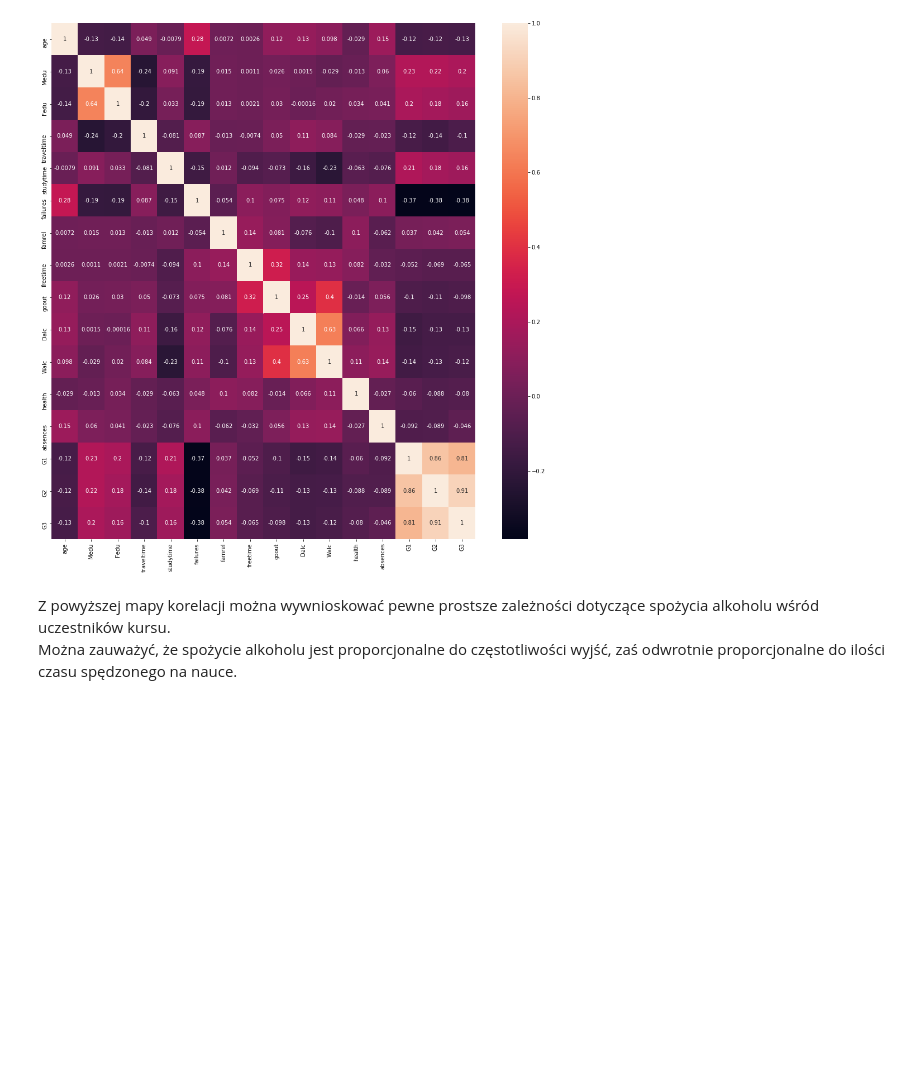
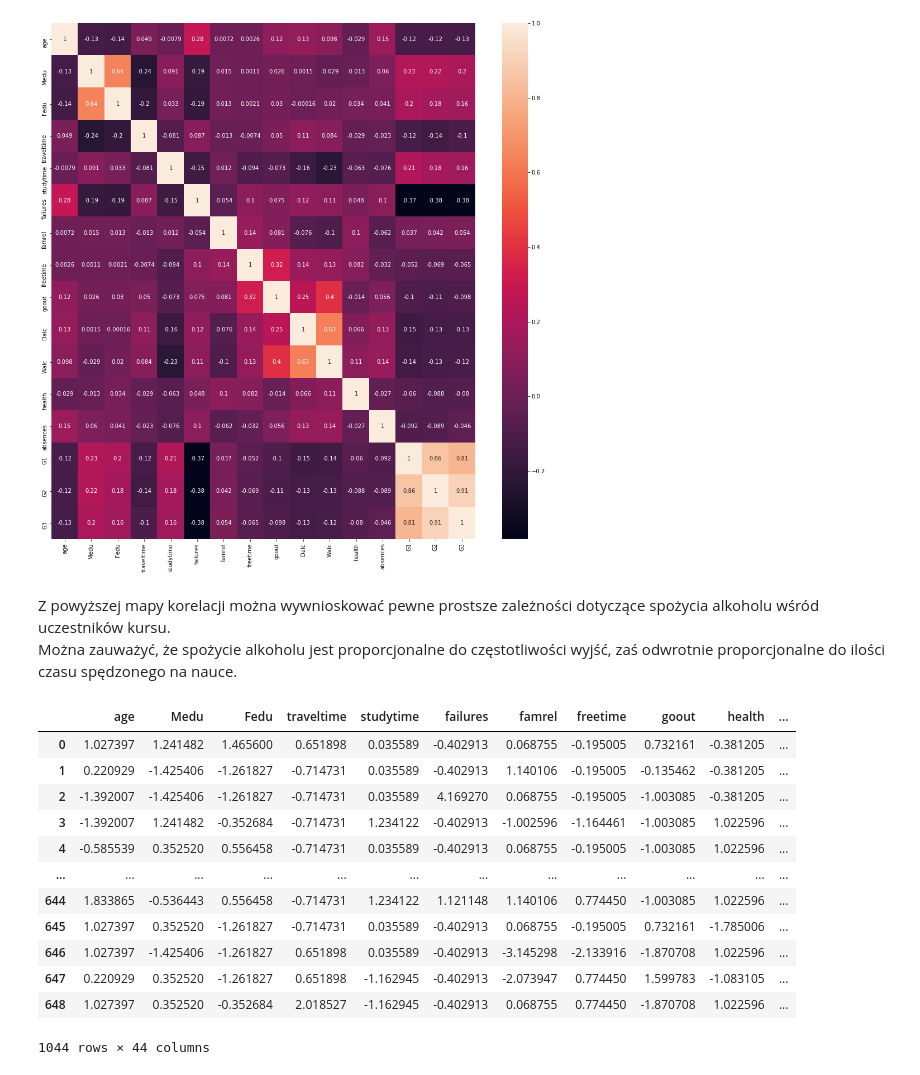
Before and after one commit to tiskus333/Neural_Network_FS, a Jupyter notebook: Analiza.ipynb, the cells around one changed output. Saved outputs shown, nothing was run; the diff lists cells and outputs as text; code cells hidden in the pictures; blank space fills up the shorter version.

```diff
--- a/Analiza.ipynb
+++ b/Analiza.ipynb
@@ -92,3 +92,22 @@ sns.heatmap(data.corr(),annot = True)
 # %% [markdown]
 Z powyższej mapy korelacji można wywnioskować pewne prostsze zależności dotyczące spożycia alkoholu wśród uczestników kursu.
 Można zauważyć, że spożycie alkoholu jest proporcjonalne do częstotliwości wyjść, zaś odwrotnie proporcjonalne do ilości czasu spędzonego na nauce.
+# %%
+from application import *
+d = DataClass()
+# %%
+d.data_to_network
+# %% [output]
+|  | age | Medu | Fedu | traveltime | studytime | failures | famrel | freetime | goout | health | ... |
+| 0 | 1.027397 | 1.241482 | 1.465600 | 0.651898 | 0.035589 | -0.402913 | 0.068755 | -0.195005 | 0.732161 | -0.381205 | ... |
+| 1 | 0.220929 | -1.425406 | -1.261827 | -0.714731 | 0.035589 | -0.402913 | 1.140106 | -0.195005 | -0.135462 | -0.381205 | ... |
+| 2 | -1.392007 | -1.425406 | -1.261827 | -0.714731 | 0.035589 | 4.169270 | 0.068755 | -0.195005 | -1.003085 | -0.381205 | ... |
+| 3 | -1.392007 | 1.241482 | -0.352684 | -0.714731 | 1.234122 | -0.402913 | -1.002596 | -1.164461 | -1.003085 | 1.022596 | ... |
+| 4 | -0.585539 | 0.352520 | 0.556458 | -0.714731 | 0.035589 | -0.402913 | 0.068755 | -0.195005 | -1.003085 | 1.022596 | ... |
+| ... | ... | ... | ... | ... | ... | ... | ... | ... | ... | ... | ... |
+| 644 | 1.833865 | -0.536443 | 0.556458 | -0.714731 | 1.234122 | 1.121148 | 1.140106 | 0.774450 | -1.003085 | 1.022596 | ... |
+| 645 | 1.027397 | 0.352520 | -1.261827 | -0.714731 | 0.035589 | -0.402913 | 0.068755 | -0.195005 | 0.732161 | -1.785006 | ... |
+| 646 | 1.027397 | -1.425406 | -1.261827 | 0.651898 | 0.035589 | -0.402913 | -3.145298 | -2.133916 | -1.870708 | 1.022596 | ... |
+| 647 | 0.220929 | 0.352520 | -1.261827 | 0.651898 | -1.162945 | -0.402913 | -2.073947 | 0.774450 | 1.599783 | -1.083105 | ... |
+| 648 | 1.027397 | 0.352520 | -0.352684 | 2.018527 | -1.162945 | -0.402913 | 0.068755 | 0.774450 | -1.870708 | 1.022596 | ... |
+1044 rows × 44 columns
```
Also changed, not shown: parts of 5 cells of this notebook.
